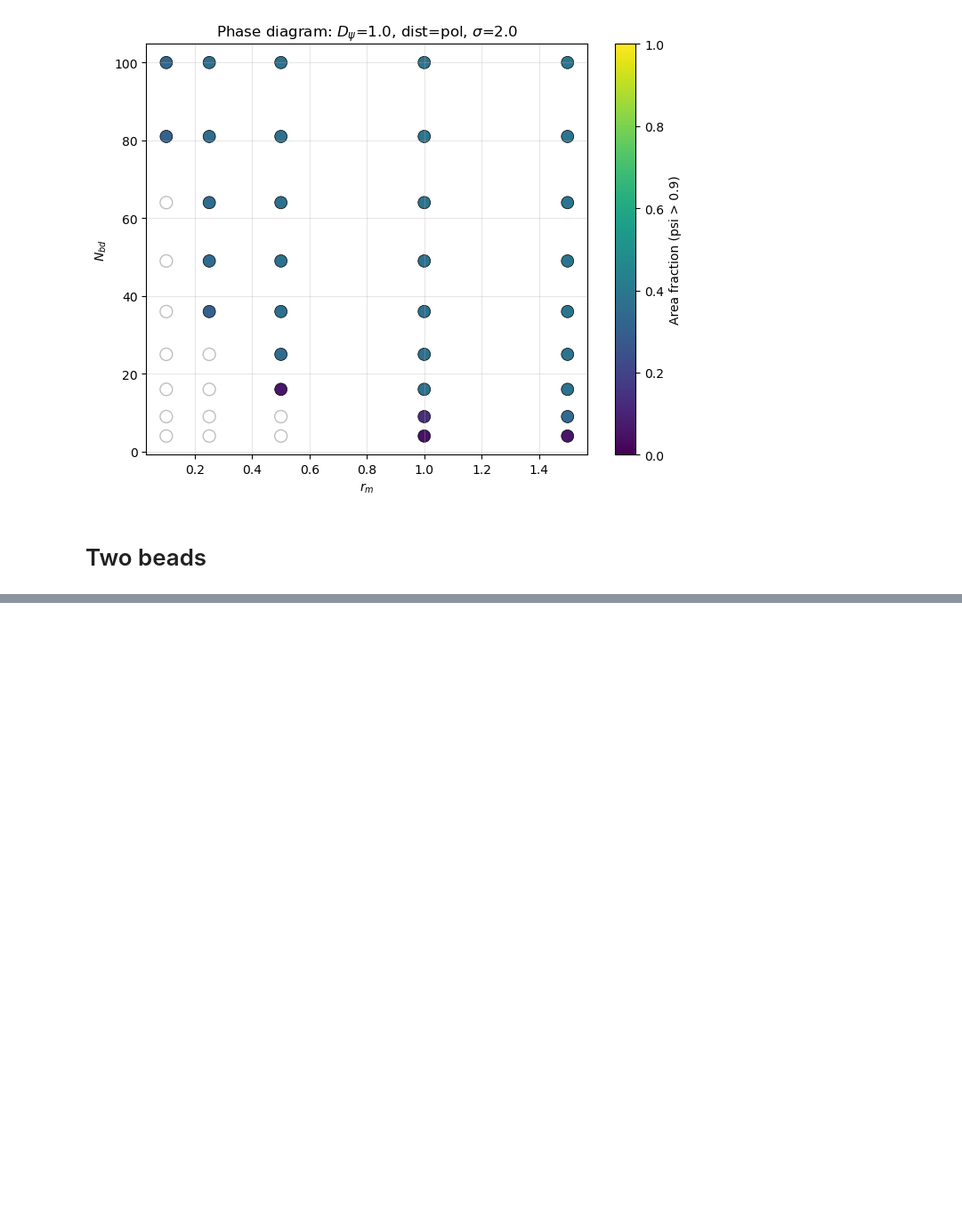
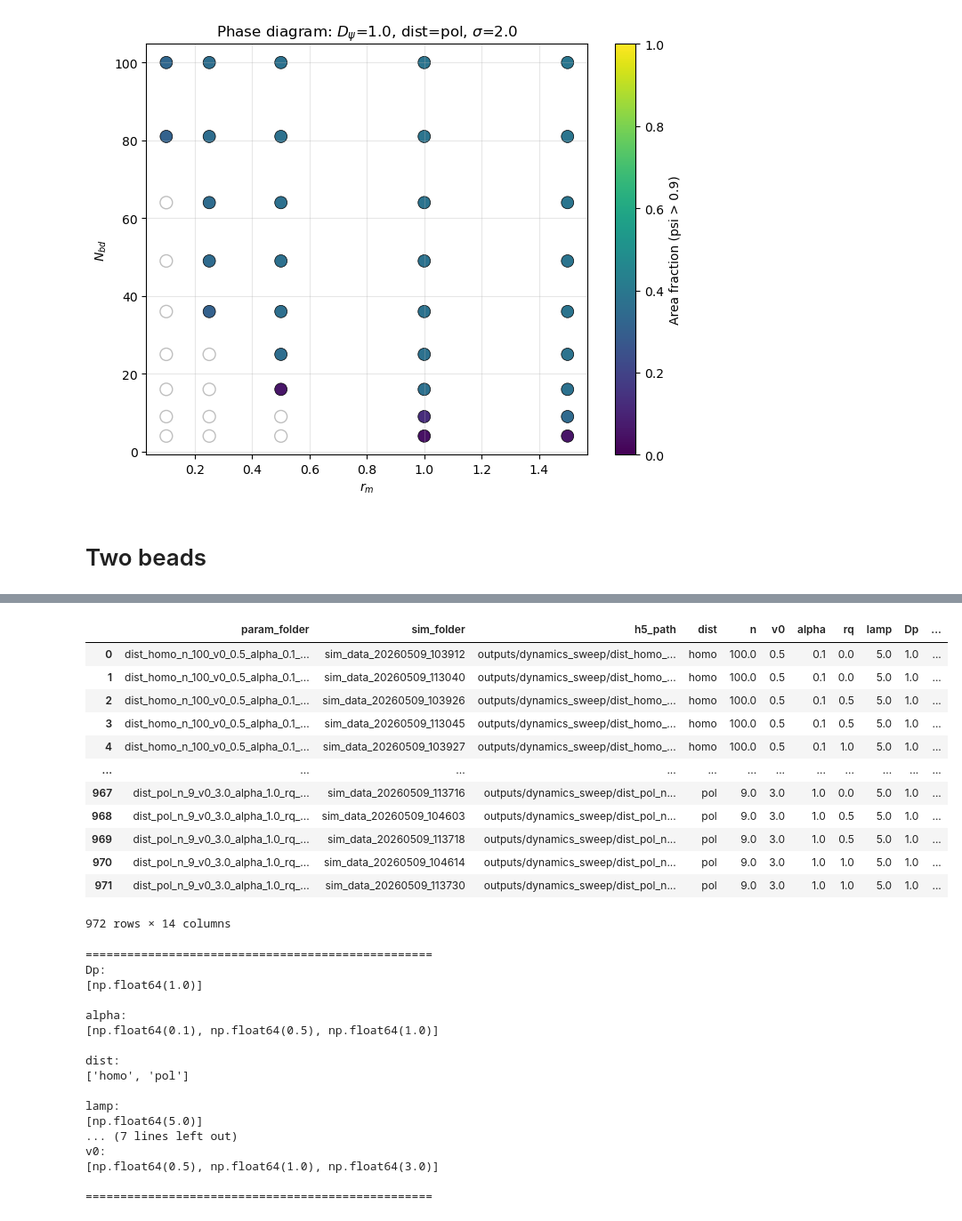
Before and after one commit to pvblop/Memory-Phase-Field-Models, a Jupyter notebook: equation_solver_bd_dist/analysis_sweep.ipynb, the cells around one changed output, grey strips where cells are left out. Shown at 89% size. Cells and saved outputs as stored; diff of their text form; code cells hidden in the pictures; blank space fills up the shorter version.

Commit message:
Add analysis for dynamics

```diff
--- a/equation_solver_bd_dist/analysis_sweep.ipynb
+++ b/equation_solver_bd_dist/analysis_sweep.ipynb
@@ -474,0 +477,80 @@ plt.show()
+# %%
+base_dir = "outputs/dynamics_sweep"
+
+df = scan(base_dir)
+display(df)
+
+print_available_parameters(df)
+
+def plot_vs_fixed(df, xparam, fixed=None, y="area_psi", ax=None):
+    """
+    Plot mean y versus xparam, fixing arbitrary parameters.
+
+    Example:
+    plot_vs_fixed(df, "nb", fixed={"rq": 1.0, "v0": 3.0})
+    """
+
+    if fixed is None:
+        fixed = {}
+
+    df_sub = df.copy()
+
+    for key, value in fixed.items():
+        df_sub = df_sub[df_sub[key] == value]
+
+    if df_sub.empty:
+        raise ValueError(f"No data for fixed parameters: {fixed}")
+
+    grouped = df_sub.groupby(xparam)[y].mean().sort_index()
+
+    if ax is None:
+        fig, ax = plt.subplots(figsize=(5, 4))
+    else:
+        fig = ax.figure
+
+    label = ", ".join([f"{k}={v}" for k, v in fixed.items()])
+
+    ax.plot(
+        grouped.index,
+        grouped.values,
+        "o-",
+        label=label
+    )
+
+    ax.set_xlabel(xparam)
+    ax.set_ylabel(y)
+    ax.grid()
+    ax.legend()
+
+    return fig, ax
+# %% [output]
+|  | param_folder | sim_folder | h5_path | dist | n | v0 | alpha | rq | lamp | Dp | ... |
+| 0 | dist_homo_n_100_v0_0.5_alpha_0.1_... | sim_data_20260509_103912 | outputs/dynamics_sweep/dist_homo_... | homo | 100.0 | 0.5 | 0.1 | 0.0 | 5.0 | 1.0 | ... |
+| 1 | dist_homo_n_100_v0_0.5_alpha_0.1_... | sim_data_20260509_113040 | outputs/dynamics_sweep/dist_homo_... | homo | 100.0 | 0.5 | 0.1 | 0.0 | 5.0 | 1.0 | ... |
+| 2 | dist_homo_n_100_v0_0.5_alpha_0.1_... | sim_data_20260509_103926 | outputs/dynamics_sweep/dist_homo_... | homo | 100.0 | 0.5 | 0.1 | 0.5 | 5.0 | 1.0 | ... |
+| 3 | dist_homo_n_100_v0_0.5_alpha_0.1_... | sim_data_20260509_113045 | outputs/dynamics_sweep/dist_homo_... | homo | 100.0 | 0.5 | 0.1 | 0.5 | 5.0 | 1.0 | ... |
+| 4 | dist_homo_n_100_v0_0.5_alpha_0.1_... | sim_data_20260509_103927 | outputs/dynamics_sweep/dist_homo_... | homo | 100.0 | 0.5 | 0.1 | 1.0 | 5.0 | 1.0 | ... |
+| ... | ... | ... | ... | ... | ... | ... | ... | ... | ... | ... | ... |
+| 967 | dist_pol_n_9_v0_3.0_alpha_1.0_rq_... | sim_data_20260509_113716 | outputs/dynamics_sweep/dist_pol_n... | pol | 9.0 | 3.0 | 1.0 | 0.0 | 5.0 | 1.0 | ... |
+| 968 | dist_pol_n_9_v0_3.0_alpha_1.0_rq_... | sim_data_20260509_104603 | outputs/dynamics_sweep/dist_pol_n... | pol | 9.0 | 3.0 | 1.0 | 0.5 | 5.0 | 1.0 | ... |
+| 969 | dist_pol_n_9_v0_3.0_alpha_1.0_rq_... | sim_data_20260509_113718 | outputs/dynamics_sweep/dist_pol_n... | pol | 9.0 | 3.0 | 1.0 | 0.5 | 5.0 | 1.0 | ... |
+| 970 | dist_pol_n_9_v0_3.0_alpha_1.0_rq_... | sim_data_20260509_104614 | outputs/dynamics_sweep/dist_pol_n... | pol | 9.0 | 3.0 | 1.0 | 1.0 | 5.0 | 1.0 | ... |
+| 971 | dist_pol_n_9_v0_3.0_alpha_1.0_rq_... | sim_data_20260509_113730 | outputs/dynamics_sweep/dist_pol_n... | pol | 9.0 | 3.0 | 1.0 | 1.0 | 5.0 | 1.0 | ... |
+972 rows × 14 columns
+==================================================
+Dp:
+[np.float64(1.0)]
+
+alpha:
+[np.float64(0.1), np.float64(0.5), np.float64(1.0)]
+
+dist:
+['homo', 'pol']
+
+lamp:
+[np.float64(5.0)]
+... (7 lines left out)
+v0:
+[np.float64(0.5), np.float64(1.0), np.float64(3.0)]
+
+==================================================
```
Also changed, not shown: parts of 5 cells of this notebook.
